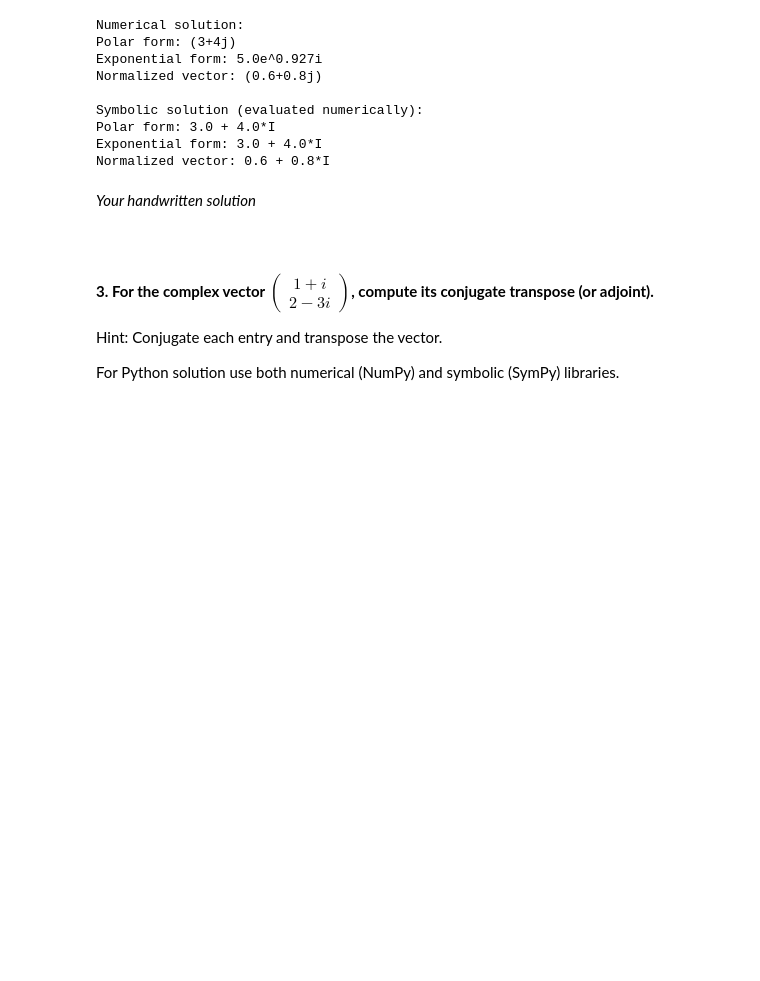
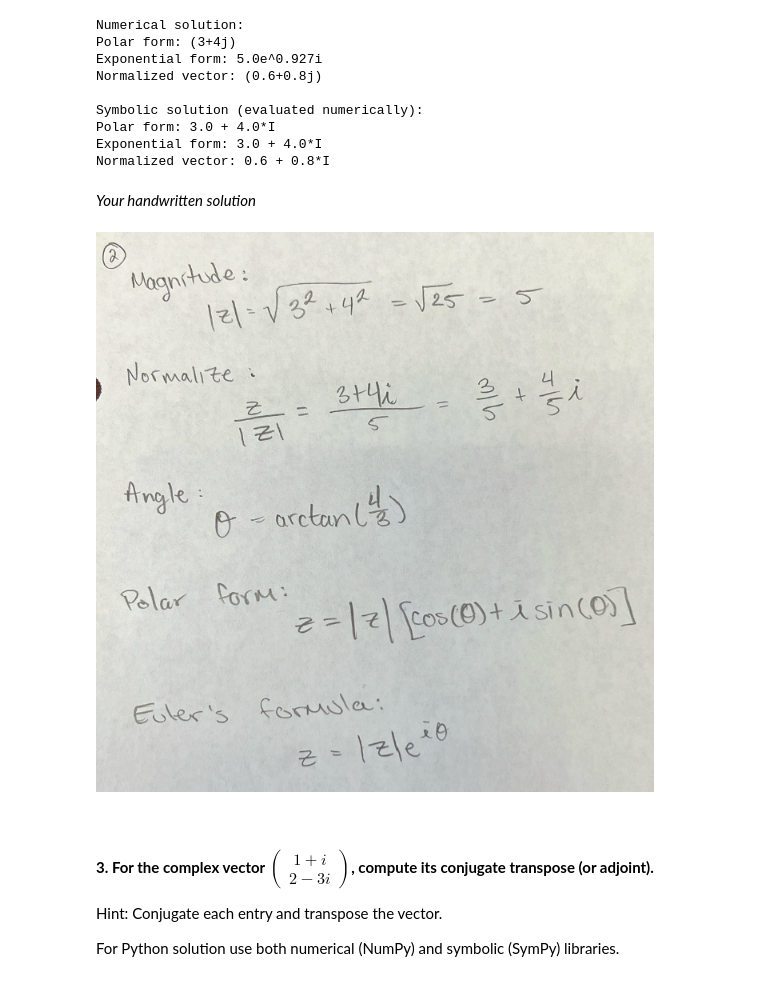
Before and after one commit to CoelhoNunes/Quantum-2024, a Jupyter notebook: Home Work #2.ipynb, the cells around one changed output. Saved outputs shown, nothing was run; the diff lists cells and outputs as text; code cells hidden in the pictures; blank space fills up the shorter version.

```diff
--- a/Home Work #2.ipynb
+++ b/Home Work #2.ipynb
@@ -92,6 +99,11 @@ Exponential form: 3.0 + 4.0*I
 Normalized vector: 0.6 + 0.8*I
 # %% [markdown]
 *Your handwritten solution*
+# %%
+# Display the image
+Image(filename='HW#2 Pictures/2.png')
+# %% [output]
+[figure, added]
 # %% [markdown]
 <br>
 # %% [markdown]
```
Also changed, not shown: parts of 5 cells of this notebook, 6 other files.
